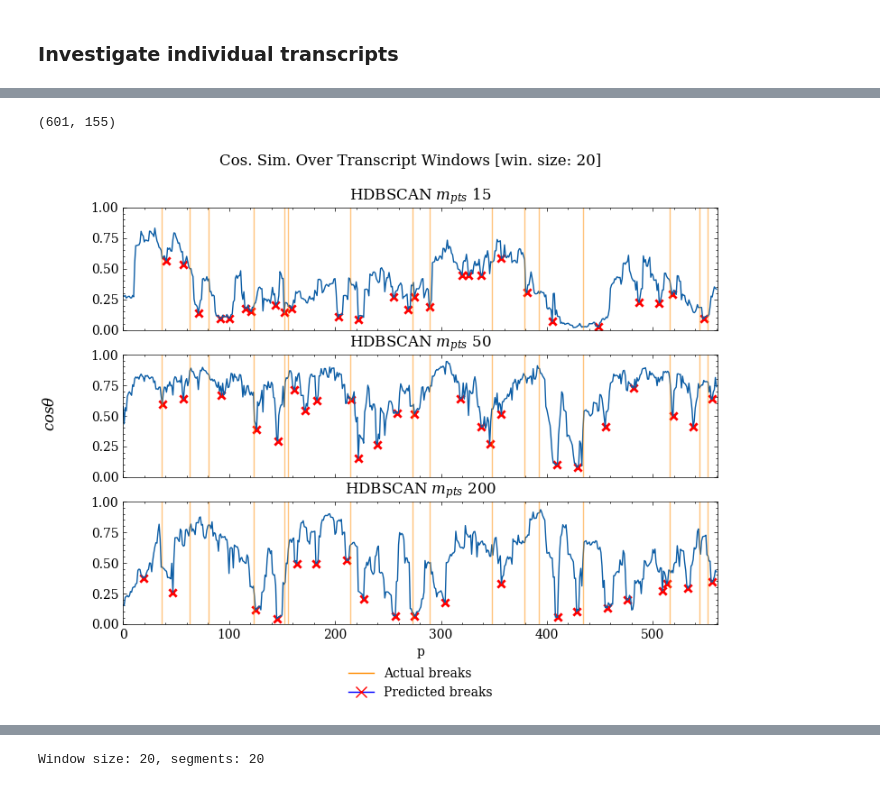
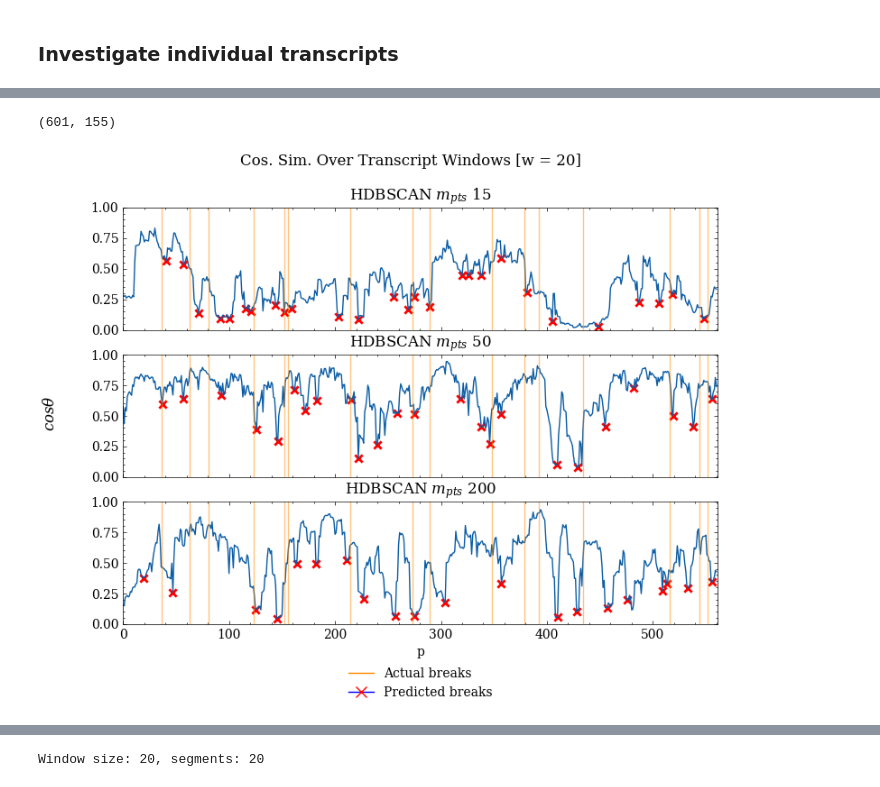
Before and after one commit to OskarMunck/Thesis, a Jupyter notebook: 4.topic_tiling.ipynb, the cells around one changed output, grey strips where cells are left out. Drawn from its saved outputs; the diff is of its cells as text; code cells hidden in the pictures.

```diff
--- a/4.topic_tiling.ipynb
+++ b/4.topic_tiling.ipynb
@@ -343,5 +345,6 @@ evaluation_df.loc[0:50]
 # %%
 # Plot evaluation metric over different k for each annotated transcript
+plt.style.use(['science','no-latex'])
 grouped_df = evaluation_df.groupby('window_size')[['window_diff']].mean()  # get average
 
 figure(figsize=(7, 5))
@@ -354,6 +357,6 @@ plt.xlim(min(evaluation_df.window_size), max(evaluation_df.window_size))
 # plt.ylim(0.03, 0.19)
 plt.ylabel('WindowDiff (k=4)')
 plt.xlabel(r'Window size for $cos \theta$ computation')
-plt.title('WindowDiff for range of window sizes per transcript\nHDBSCAN $m_{pts}$ 50')
+plt.title('WindowDiff for range of window sizes per transcript\nHDBSCAN $m_{pts}$ 15')
 plt.show()
 # %% [output]
@@ -369,6 +372,7 @@ grouped_50 = eval50.groupby('window_size')[['window_diff']].mean()  # get averag
 grouped_200 = eval200.groupby('window_size')[['window_diff']].mean()  # get average
 # %%
 # Plot evaluation metric over different windowsize for each annotated transcript
+plt.style.use(['science','no-latex'])
 fig, axs = plt.subplots(1,3, figsize=(8.5, 3.5), sharey=True)
 palette = sns.color_palette(['blue'], 20)
 
@@ -394,6 +398,10 @@ axs[1].set_xlabel('')
 axs[2].set_xlabel('')
 fig.supxlabel(r'Window size for $cos \theta$ computation', y=-0.012)
 
+axs[0].set_xlim(min(eval15.window_size), max(eval15.window_size))
+axs[1].set_xlim(min(eval50.window_size), max(eval50.window_size))
+axs[2].set_xlim(min(eval200.window_size), max(eval200.window_size))
+
 axs[0].set_xticks([2,10,20,30,40])
 axs[1].set_xticks([2,10,20,30,40])
 axs[2].set_xticks([2,10,20,30,40])
@@ -406,12 +414,13 @@ plt.show()
 # %%
 # plot all averages
+plt.style.use(['science','no-latex'])
 figure(figsize=(7, 5))
 
 ax1 = sns.lineplot(data = eval15, x='window_size', y='window_diff', color='orange', alpha=1, label='$m_{pts}$ 15 average', linewidth=1.4)
 ax2 = sns.lineplot(data = eval50, x='window_size', y='window_diff', color='red', alpha=1, label='$m_{pts}$ 50 average', linewidth=1.4)
 ax3 = sns.lineplot(data = eval200, x='window_size', y='window_diff', color='blue', alpha=1, label=' $m_{pts}$ 200 average', linewidth=1.4)
 
-plt.xlim(min(evaluation_df.window_size), max(evaluation_df.window_size))
+plt.xlim(min(eval15.window_size), max(eval15.window_size))
 plt.ylabel('WindowDiff (k=4)')
 plt.xlabel(r'Window size for $cos \theta$ computation')
 plt.title('Avgerage WindowDiff over window sizes\nComparison of different cluster models')
@@ -472,32 +498,32 @@ sns.lineplot(cos_sims200, ax=axs[2])
 sns.scatterplot(x= boundaries_np15, y=cos_sims15[boundaries_np15], marker="x", linewidth=2, color='r', ax=axs[0])
 sns.scatterplot(x= boundaries_np50, y=cos_sims50[boundaries_np50], marker="x", linewidth=2, color='r', ax=axs[1])
 sns.scatterplot(x= boundaries_np200, y=cos_sims200[boundaries_np200], marker="x", linewidth=2, color='r', ax=axs[2])
 for line in actual_bounds_for_plotting_np:
     axs[0].axvline(line, color='darkorange', alpha=0.5)
     axs[1].axvline(line, color='darkorange', alpha=0.5)
     axs[2].axvline(line, color='darkorange', alpha=0.5)
 # sns.scatterplot(x= actual_bounds_for_plotting_np, y=cos_sims15[actual_bounds_for_plotting_np], marker="o", linewidth=2, color='orange', ax=axs[0])
 # sns.scatterplot(x= actual_bounds_for_plotting_np, y=cos_sims50[actual_bounds_for_plotting_np], marker="o", linewidth=2, color='orange', ax=axs[1])
 # sns.scatterplot(x= actual_bounds_for_plotting_np, y=cos_sims200[actual_bounds_for_plotting_np], marker="o", linewidth=2, color='orange', ax=axs[2])
 
 axs[0].set_title('HDBSCAN $m_{pts}$ 15')
 axs[1].set_title('HDBSCAN $m_{pts}$ 50')
 axs[2].set_title('HDBSCAN $m_{pts}$ 200')
 
 axs[0].set_ylim(bottom=0, top=1)
 axs[0].set_xlim(left=0, right=len(cos_sims15))
 axs[2].set_xlabel("p")
 
 # Add custom legend
 from matplotlib.lines import Line2D
 legend_elements = [Line2D([0], [0], color='darkorange', lw=1, label='Actual breaks'),
                    Line2D([0], [0], marker='x', color='blue', label='Predicted breaks', markersize=9, markerfacecolor='red', markeredgecolor='red')]
 axs[2].legend(handles=legend_elements, loc='lower center', bbox_to_anchor=(0.5, -0.7))
 
 fig.supylabel(r"$cos \theta$")
-fig.suptitle(f"Cos. Sim. Over Transcript Windows [win. size: {win}]")
+fig.suptitle(f"Cos. Sim. Over Transcript Windows [w = {win}]")
 
 plt.show()
 # %% [output]
 (601, 155)
-[figure, old version]
+[figure, new version]
```
Also changed, not shown: parts of 8 cells of this notebook, 1 other file.
